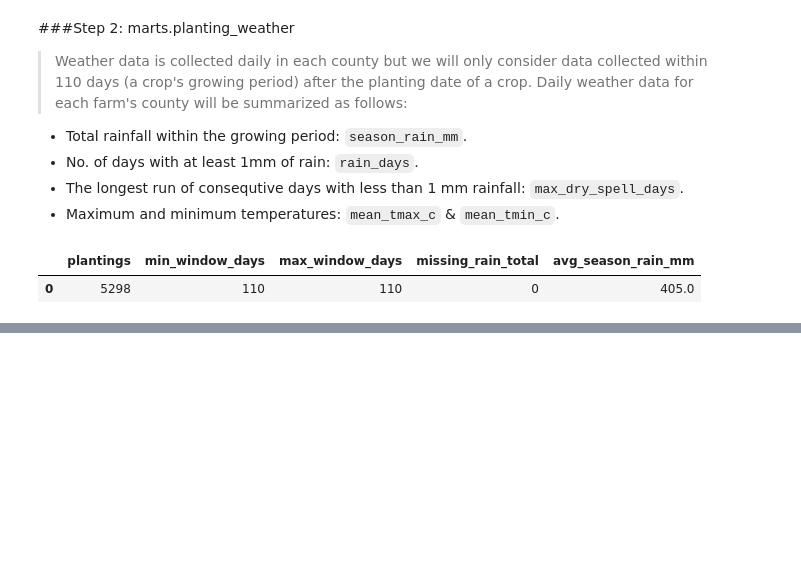
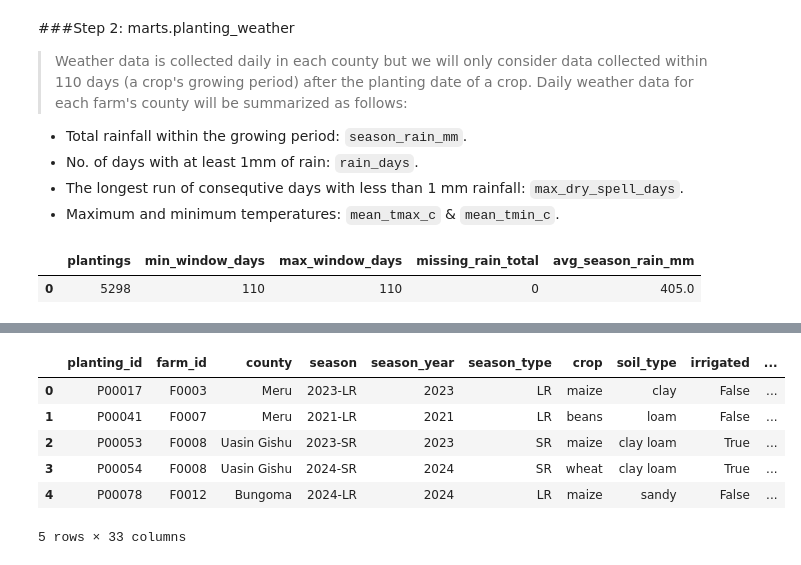
Before and after one commit to edi-kanyua/Predictive-Modeling-in-Agriculture, a Jupyter notebook: Agriculture_ELT.ipynb, the cells around one changed output, grey strips where cells are left out. Drawn from its saved outputs; the diff is of its cells as text; code cells hidden in the pictures; blank space fills up the shorter version.

Commit message:
Marts stage final commit

```diff
--- a/Agriculture_ELT.ipynb
+++ b/Agriculture_ELT.ipynb
@@ -1179,0 +1272,69 @@ conn.sql("""
+# %%
+conn.sql("""
+    CREATE OR REPLACE TABLE marts.yield_dataset AS
+    WITH joined AS (
+        SELECT
+            b.*,
+            w.season_rain_mm, w.rain_days, w.max_dry_spell_days, w.mean_tmax_c, w.mean_tmin_c,
+            i.fertilizer_kg_per_acre, i.manure_kg_per_acre, i.pesticide_litres_per_acre,
+            i.n_fertilizer_applications, i.used_manure, i.used_pesticide,
+            i.n_outlier_inputs_dropped,
+            h.harvest_id IS NOT NULL AS has_harvest_record,
+            h.harvest_date,
+            h.yield_kg,
+            h.yield_kg / b.area_planted_acres AS yield_per_acre_unchecked
+        FROM marts.planting_base b
+        LEFT JOIN marts.planting_weather w USING (planting_id)
+        LEFT JOIN marts.planting_inputs i USING (planting_id)
+        LEFT JOIN staging.harvests h
+               ON h.farm_id = b.farm_id AND h.season = b.season AND h.crop = b.crop
+    ),
+    crop_median AS (
+        SELECT crop, MEDIAN(yield_per_acre_unchecked) AS median_yield
+        FROM joined
+        WHERE yield_per_acre_unchecked IS NOT NULL
+        GROUP BY crop
+    ),
+    flagged AS (
+        SELECT j.*, (j.yield_per_acre_unchecked > 4 * m.median_yield) AS is_suspect_yield
+        FROM joined j
+        JOIN crop_median m USING (crop)
+    )
+    SELECT
+        planting_id, farm_id, county, season, season_year, season_type, crop,
+        soil_type, irrigated, size_acres,
+        planting_date, seed_variety, certified_seed,
+        area_planted_acres, area_status,
+        season_rain_mm, rain_days, max_dry_spell_days, mean_tmax_c, mean_tmin_c,
+        fertilizer_kg_per_acre, n_fertilizer_applications, manure_kg_per_acre, used_manure,
+        pesticide_litres_per_acre, used_pesticide, n_outlier_inputs_dropped,
+        has_harvest_record, harvest_date, yield_kg,
+        CASE WHEN is_suspect_yield THEN NULL
+             ELSE ROUND(yield_per_acre_unchecked, 1) END AS yield_kg_per_acre,
+        CASE
+            WHEN NOT has_harvest_record        THEN 'no_harvest_record'
+            WHEN yield_kg IS NULL              THEN 'unusable_yield'
+            WHEN area_planted_acres IS NULL    THEN 'invalid_area'
+            WHEN is_suspect_yield              THEN 'suspect_yield'
+            WHEN season_rain_mm IS NULL        THEN 'missing_weather'
+        END AS exclusion_reason,
+        CASE
+            WHEN NOT has_harvest_record        THEN FALSE
+            WHEN yield_kg IS NULL              THEN FALSE
+            WHEN area_planted_acres IS NULL    THEN FALSE
+            WHEN is_suspect_yield              THEN FALSE
+            WHEN season_rain_mm IS NULL        THEN FALSE
+            ELSE TRUE
+        END AS use_for_modelling
+    FROM flagged
+""")
+
+conn.sql("SELECT * FROM marts.yield_dataset LIMIT 5").df()
+# %% [output]
+|  | planting_id | farm_id | county | season | season_year | season_type | crop | soil_type | irrigated | ... |
+| 0 | P00017 | F0003 | Meru | 2023-LR | 2023 | LR | maize | clay | False | ... |
+| 1 | P00041 | F0007 | Meru | 2021-LR | 2021 | LR | beans | loam | False | ... |
+| 2 | P00053 | F0008 | Uasin Gishu | 2023-SR | 2023 | SR | maize | clay loam | True | ... |
+| 3 | P00054 | F0008 | Uasin Gishu | 2024-SR | 2024 | SR | wheat | clay loam | True | ... |
+| 4 | P00078 | F0012 | Bungoma | 2024-LR | 2024 | LR | maize | sandy | False | ... |
+5 rows × 33 columns
```
Also changed, not shown: parts of 19 cells of this notebook.
